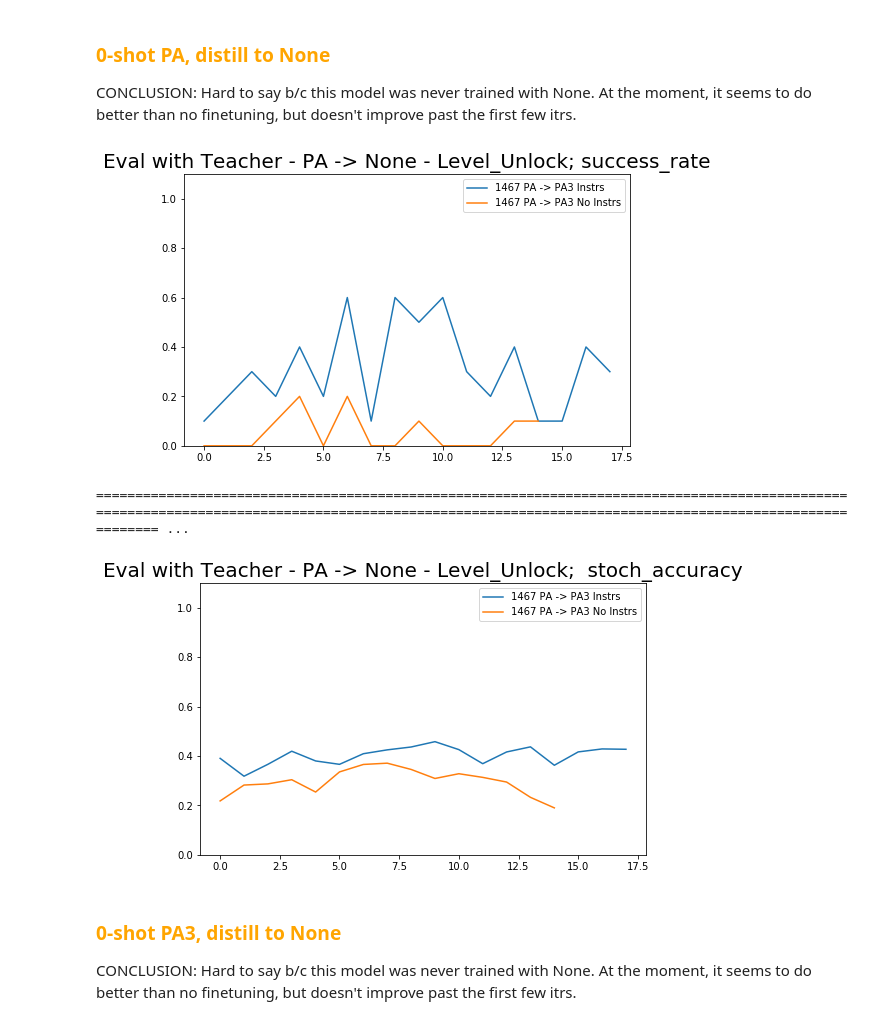
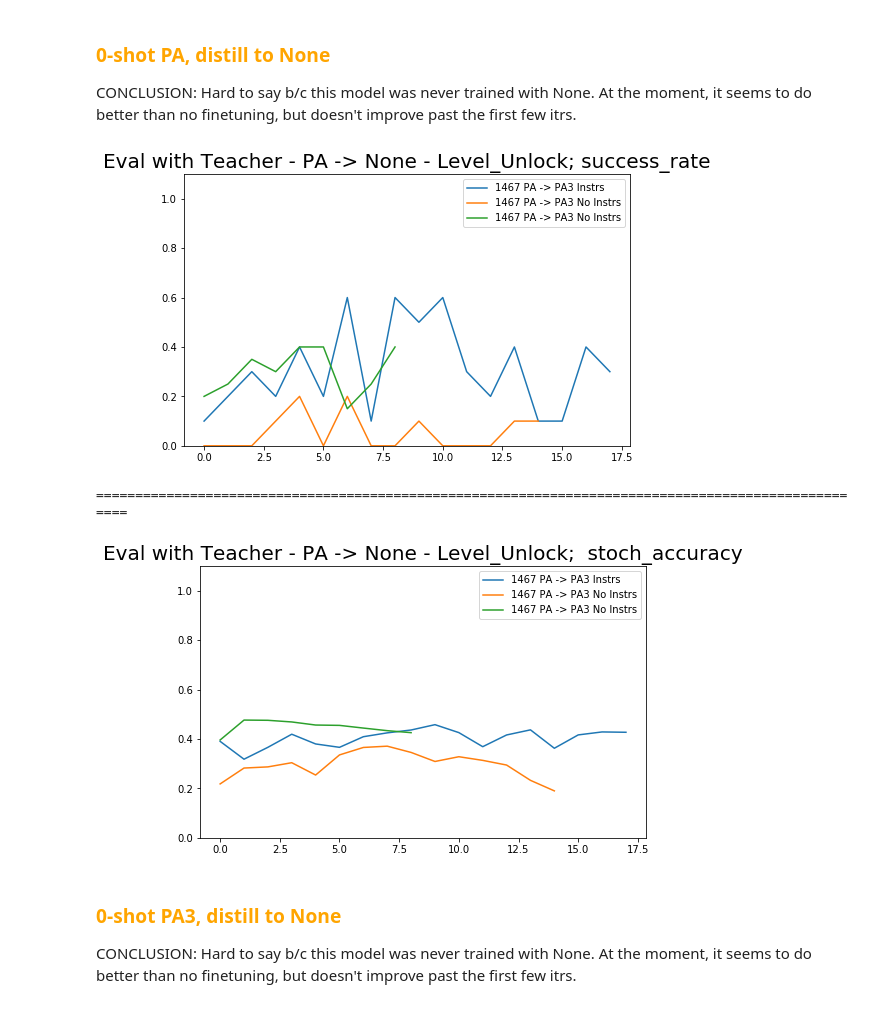
Before and after one commit to rll-research/teachable, a Jupyter notebook: Plots.ipynb, the cells around one changed output. Saved outputs shown, nothing was run; the diff lists cells and outputs as text; code cells hidden in the pictures.

```diff
--- a/Plots.ipynb
+++ b/Plots.ipynb
@@ -1292,15 +1267,16 @@ CONCLUSION: Hard to say b/c this model was never trained with None. At the momen
 # %%
 runs = [
     (['T1520'], '1467 PA -> PA3 Instrs'),
     (['T1521'], '1467 PA -> PA3 No Instrs'),
+    (['T1559'], '1467 PA -> PA3 No Instrs'),
 ]
 plot_finetune_generalization(runs, 'Eval with Teacher - PA -> None')
-print("=" * 1000)
+print("=" * 100)
 plot_finetune_generalization(runs, 'Eval with Teacher - PA -> None', ' stoch_accuracy')
 # %% [output]
-[figure, old version]
+[figure, new version]
-======================================================================================================================================================================================================== ...
+====================================================================================================
-[figure, old version]
+[figure, new version]
 # %% [markdown]
 ### <font color='orange'> 0-shot PA3, distill to None </font>
 CONCLUSION: Hard to say b/c this model was never trained with None. At the moment, it seems to do better than no finetuning, but doesn't improve past the first few itrs.
```
Also changed, not shown: parts of 3 cells of this notebook.
